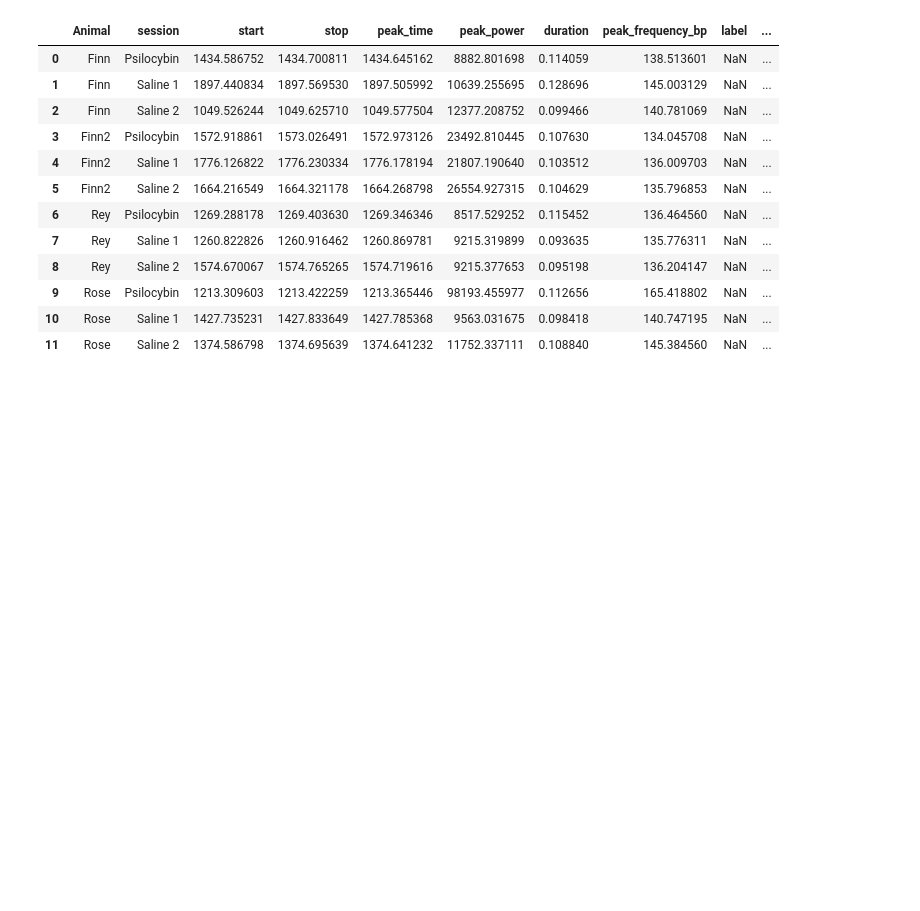
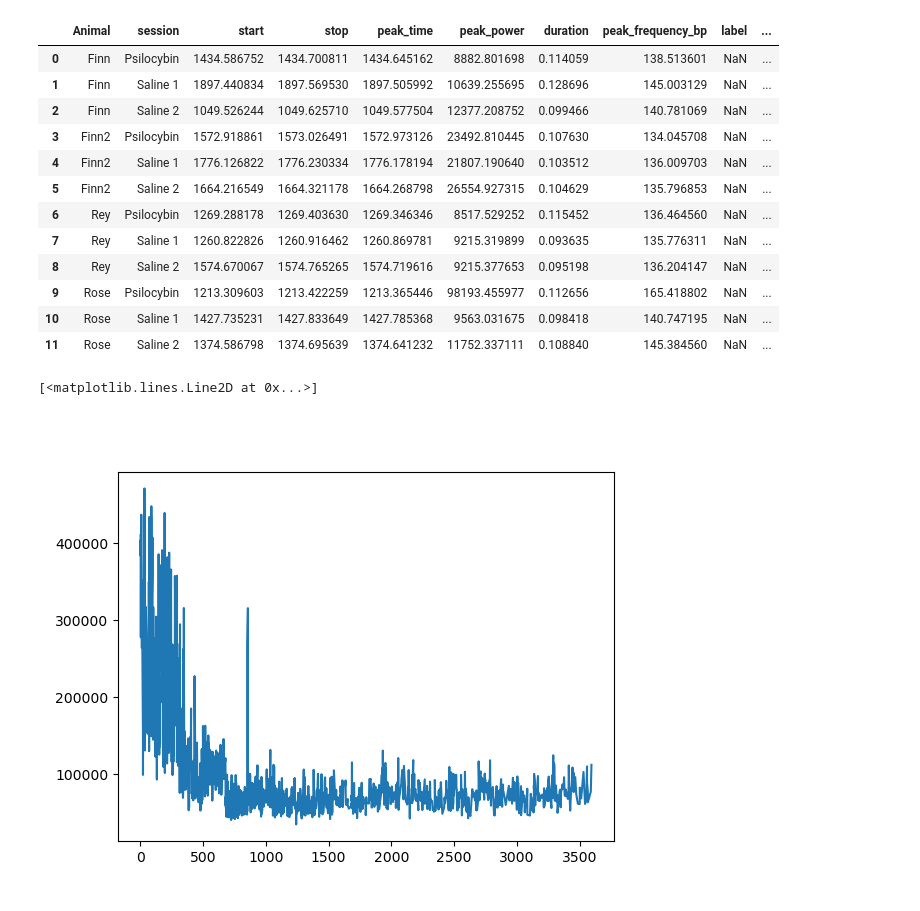
Before and after one commit to nkinsky/Projects_sandbox, a Jupyter notebook: Psilocybin/ripples/SWR_grp_analysis_no_bs.ipynb, the cells around one changed output. Saved outputs shown, nothing was run; the diff lists cells and outputs as text; code cells hidden in the pictures; blank space fills up the shorter version.

```diff
--- a/Psilocybin/ripples/SWR_grp_analysis_no_bs.ipynb
+++ b/Psilocybin/ripples/SWR_grp_analysis_no_bs.ipynb
@@ -100,6 +100,14 @@ df_mean
 | 9 | Rose | Psilocybin | 1213.309603 | 1213.422259 | 1213.365446 | 98193.455977 | 0.112656 | 165.418802 | NaN | ... |
 | 10 | Rose | Saline 1 | 1427.735231 | 1427.833649 | 1427.785368 | 9563.031675 | 0.098418 | 140.747195 | NaN | ... |
 | 11 | Rose | Saline 2 | 1374.586798 | 1374.695639 | 1374.641232 | 11752.337111 | 0.108840 | 145.384560 | NaN | ... |
+# %%
+df_rose = df_grp[df_grp.Animal == "Rose"]
+df_rose_psi = df_rose[df_rose.session == "Psilocybin"]
+_, ax = plt.subplots()
+ax.plot(df_rose_psi.peak_time, df_rose_psi.peak_power)
+# %% [output]
+[<matplotlib.lines.Line2D at 0x...>]
+[figure, added]
 # %%
 _, ax = plt.subplots()
 sns.lineplot(data=df_mean, x="session", y="duration", hue="Animal", ax=ax)
```
Also changed, not shown: parts of 6 cells of this notebook.
